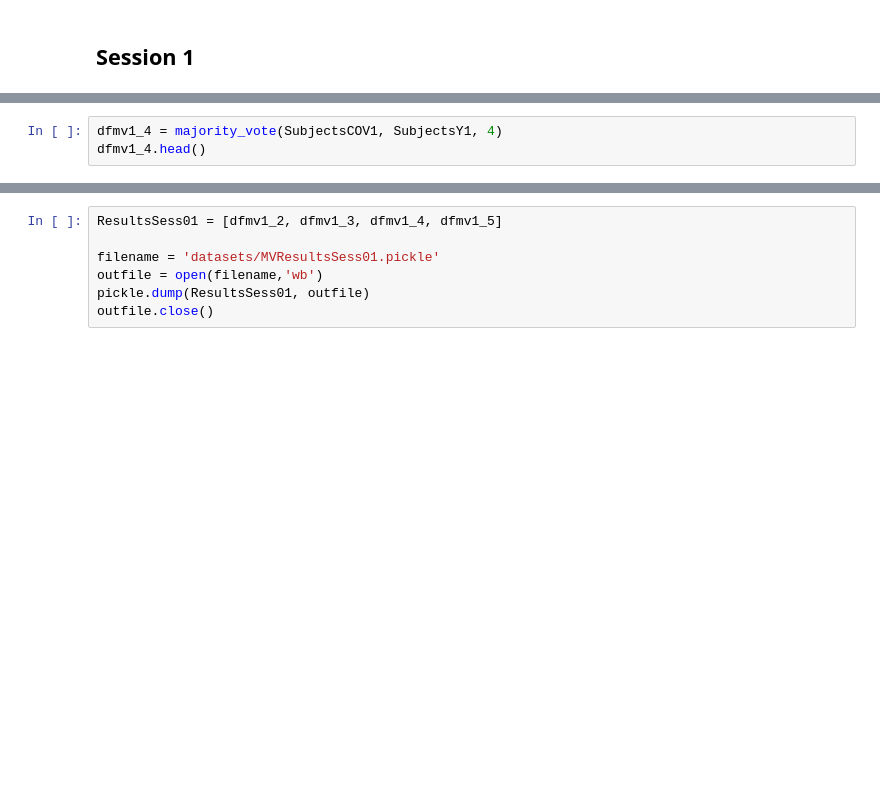
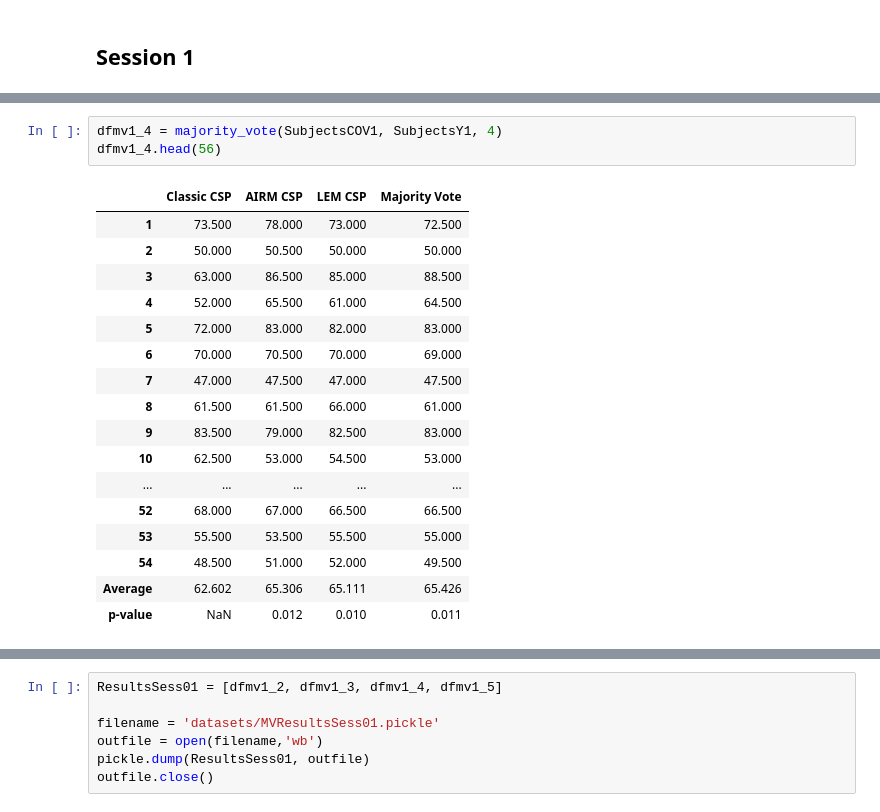
Before and after one commit to Yassawe/BCI-paper, a Jupyter notebook: SubjectIndependentPaper.ipynb, the cells around one changed output, grey strips where cells are left out. Saved outputs shown, nothing was run; the diff lists cells and outputs as text; blank space fills up the shorter version.

```diff
--- a/SubjectIndependentPaper.ipynb
+++ b/SubjectIndependentPaper.ipynb
@@ -193,5 +231,23 @@ dfmv1_3.head()
 # %%
 dfmv1_4 = majority_vote(SubjectsCOV1, SubjectsY1, 4)
-dfmv1_4.head()
+dfmv1_4.head(56)
+# %% [output]
+|  | Classic CSP | AIRM CSP | LEM CSP | Majority Vote |
+| 1 | 73.500 | 78.000 | 73.000 | 72.500 |
+| 2 | 50.000 | 50.500 | 50.000 | 50.000 |
+| 3 | 63.000 | 86.500 | 85.000 | 88.500 |
+| 4 | 52.000 | 65.500 | 61.000 | 64.500 |
+| 5 | 72.000 | 83.000 | 82.000 | 83.000 |
+| 6 | 70.000 | 70.500 | 70.000 | 69.000 |
+| 7 | 47.000 | 47.500 | 47.000 | 47.500 |
+| 8 | 61.500 | 61.500 | 66.000 | 61.000 |
+| 9 | 83.500 | 79.000 | 82.500 | 83.000 |
+| 10 | 62.500 | 53.000 | 54.500 | 53.000 |
+| ... | ... | ... | ... | ... |
+| 52 | 68.000 | 67.000 | 66.500 | 66.500 |
+| 53 | 55.500 | 53.500 | 55.500 | 55.000 |
+| 54 | 48.500 | 51.000 | 52.000 | 49.500 |
+| Average | 62.602 | 65.306 | 65.111 | 65.426 |
+| p-value | NaN | 0.012 | 0.010 | 0.011 |
 # %%
 dfmv1_5 = majority_vote(SubjectsCOV1, SubjectsY1, 5)
```
Also changed, not shown: parts of 18 cells of this notebook, 2 other files.
